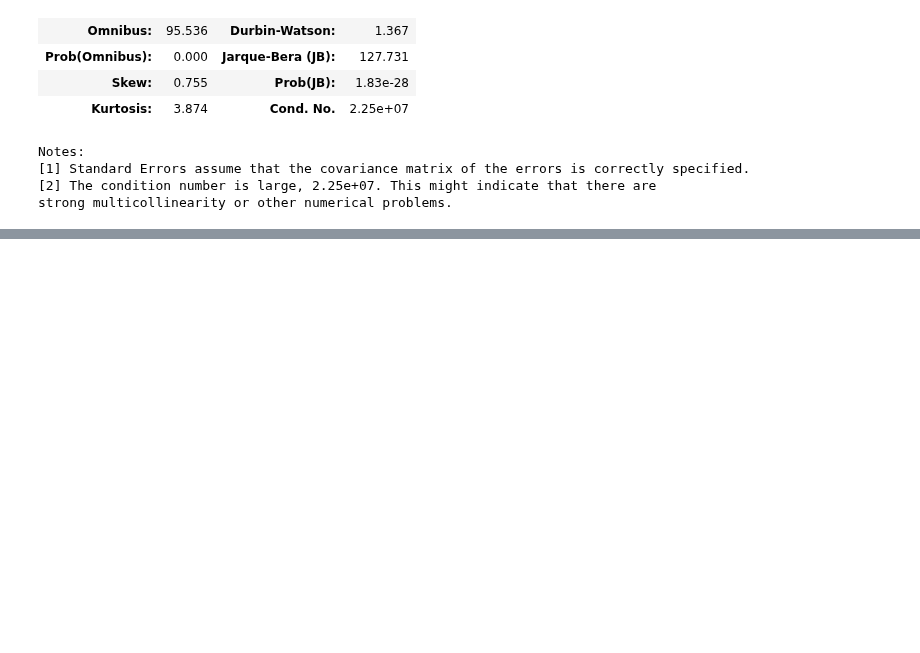
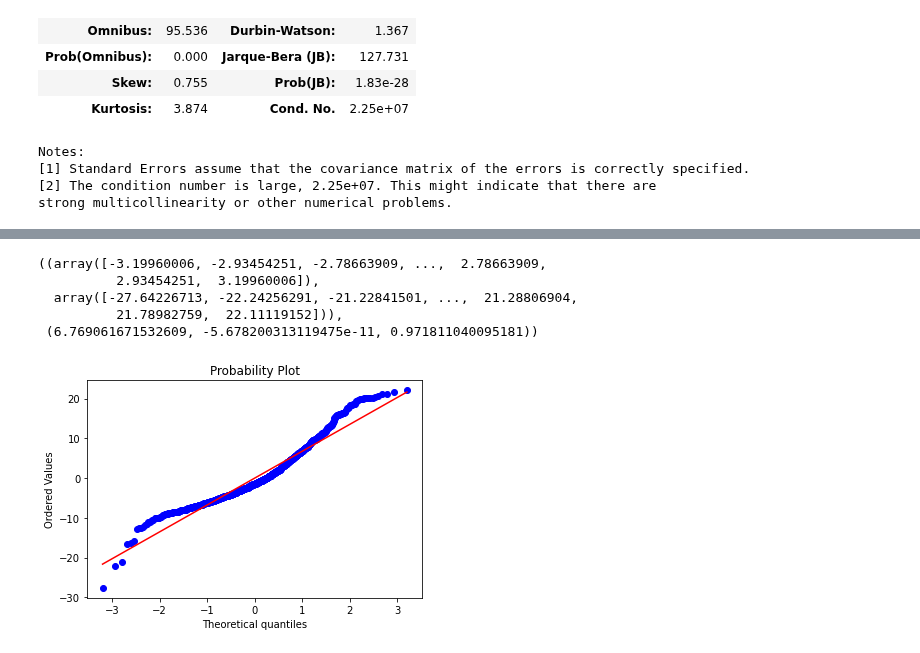
Before and after one commit to insper-classroom/22-2c-cd-p2-grupo_mace_girls, a Jupyter notebook: dados/relatorio.ipynb, the cells around one changed output, grey strips where cells are left out. Drawn from its saved outputs; the diff is of its cells as text; code cells hidden in the pictures; blank space fills up the shorter version.

Commit message:
regressao linear

```diff
--- a/dados/relatorio.ipynb
+++ b/dados/relatorio.ipynb
@@ -435,3 +435,8 @@ Notes:
 [1] Standard Errors assume that the covariance matrix of the errors is correctly specified.
 [2] The condition number is large, 2.25e+07. This might indicate that there are
 strong multicollinearity or other numerical problems.
+# %%
+X = filtro[['imdb_score', 'imdb_votes', 'tmdb_score']]
+Y = filtro['tmdb_popularity']
+results = regress(Y,X)
+results.summary()
@@ -437,0 +467,11 @@ strong multicollinearity or other numerical problems.
+# %%
+from scipy.stats import norm,probplot
+
+probplot(results.resid, dist='norm', plot=plt)
+# %% [output]
+((array([-3.19960006, -2.93454251, -2.78663909, ...,  2.78663909,
+          2.93454251,  3.19960006]),
+  array([-27.64226713, -22.24256291, -21.22841501, ...,  21.28806904,
+          21.78982759,  22.11119152])),
+ (6.769061671532609, -5.678200313119475e-11, 0.971811040095181))
+[figure, added]
```
Also changed, not shown: parts of 1 cell of this notebook.
